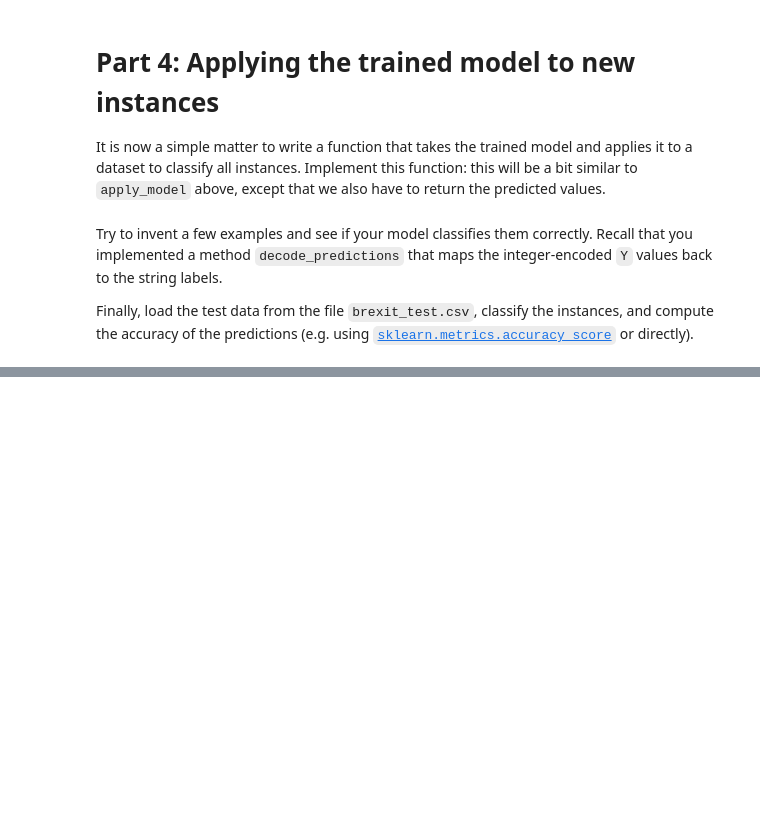
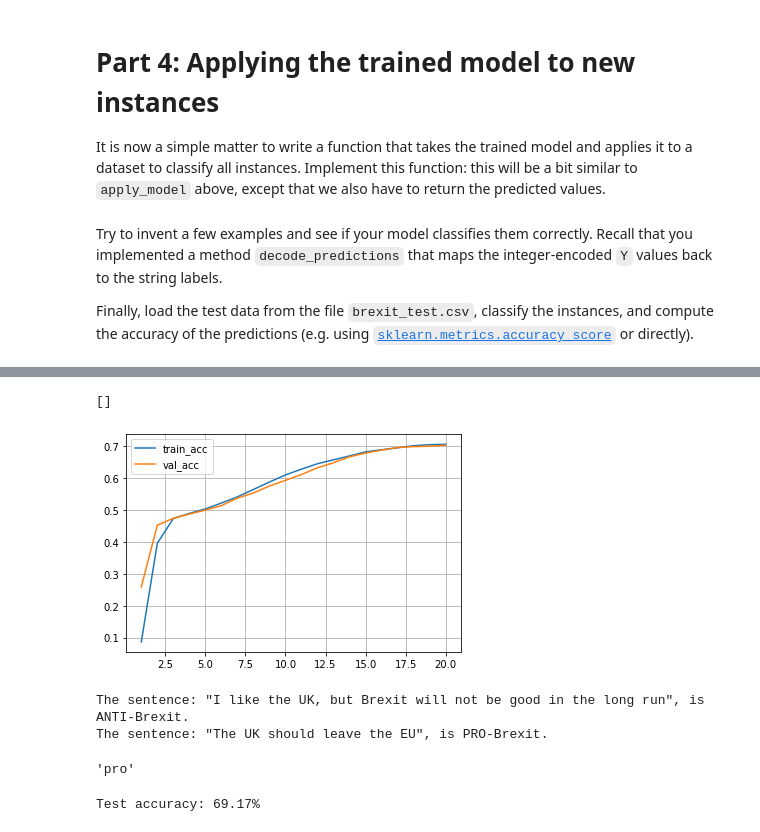
Before and after one commit to ribesstefano/chalmers_dat450_ml_for_nlp, a Jupyter notebook: A1.ipynb, the cells around one changed output, grey strips where cells are left out. Cells and saved outputs as stored; diff of their text form; code cells hidden in the pictures; blank space fills up the shorter version.

```diff
--- a/A1.ipynb
+++ b/A1.ipynb
@@ -590,0 +713,54 @@ Finally, load the test data from the file `brexit_test.csv`, classify the instan
+# %%
+epochs = [x for x in range(1, len(history['train_acc'])+1)]
+plt.plot(epochs, history['train_acc'], label='train_acc')
+plt.plot(epochs, history['val_acc'], label='val_acc')
+plt.grid('both')
+plt.legend()
+plt.plot()
+# %% [output]
+[]
+[figure, added]
+# %%
+anti_string = 'I like the UK, but Brexit will not be good in the long run'
+pro_string = 'The UK should leave the EU'
+
+def single_prediction(sentence):
+    # NOTE: A dummy label must be supplied in order to reuse the methods of the
+    # preprocessor
+    dummy_label = 'pro'
+    # Create a tokenized version of the test string
+    encoded = preprocessor.encode([sentence], [dummy_label])
+    # Create the Pytorch tensors for the model
+    X, _ = preprocessor.make_batch_tensors([*encoded])
+    # Run the model and get the prediction as a numpy array
+    Y = model(X).argmax(dim=1).detach().cpu().numpy()
+    # Finally, decode the prediction using the preprocessor method
+    return preprocessor.decode_predictions(Y)[0]
+
+prediction = single_prediction(anti_string)
+print(f'The sentence: "{anti_string}", is {prediction.upper()}-Brexit.')
+prediction = single_prediction(pro_string)
+print(f'The sentence: "{pro_string}", is {prediction.upper()}-Brexit.')
+# %% [output]
+The sentence: "I like the UK, but Brexit will not be good in the long run", is ANTI-Brexit.
+The sentence: "The UK should leave the EU", is PRO-Brexit.
+# %%
+single_prediction("the prime minister of uk is doing a good job")
+# %% [output]
+'pro'
+# %%
+test_corpus = pd.read_csv('brexit_test.tsv', sep='\t', header=0, names=['label', 'text'])
+X, Y = list(test_corpus.text), list(test_corpus.label)
+
+encoded_test = preprocessor.encode(X, Y)
+# NOTE: We are vstacking the predictions of each batch, but the last batch might
+# have a different dimension from all the previous ones. Hence, we use a batch
+# size of 1. Alternatively, one could use the great common divider of the length
+# of the encoded_test.
+data_test = DataLoader(encoded_test, batch_size=1, shuffle=False,
+                       collate_fn=preprocessor.make_batch_tensors)
+
+outputs, accuracy = predict(model, data_test)
+print(f'Test accuracy: {accuracy * 100:.2f}%')
+# %% [output]
+Test accuracy: 69.17%
```
Also changed, not shown: parts of 11 cells of this notebook.
